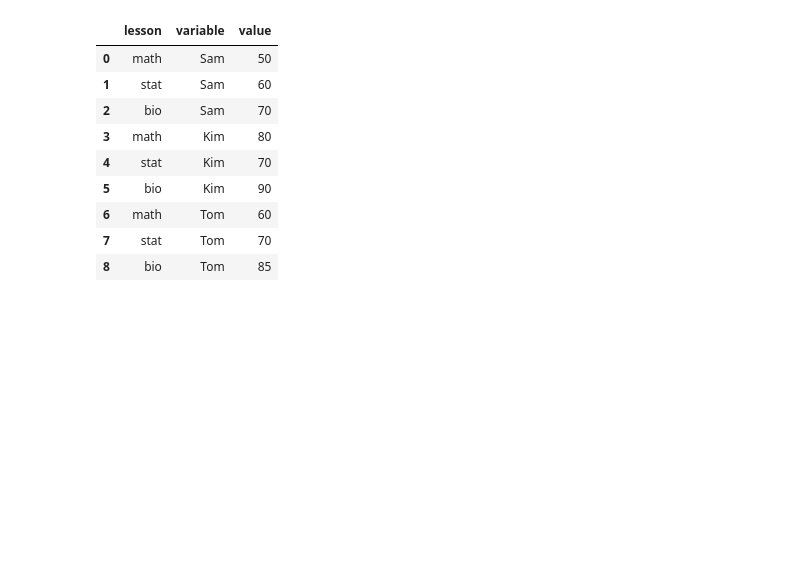
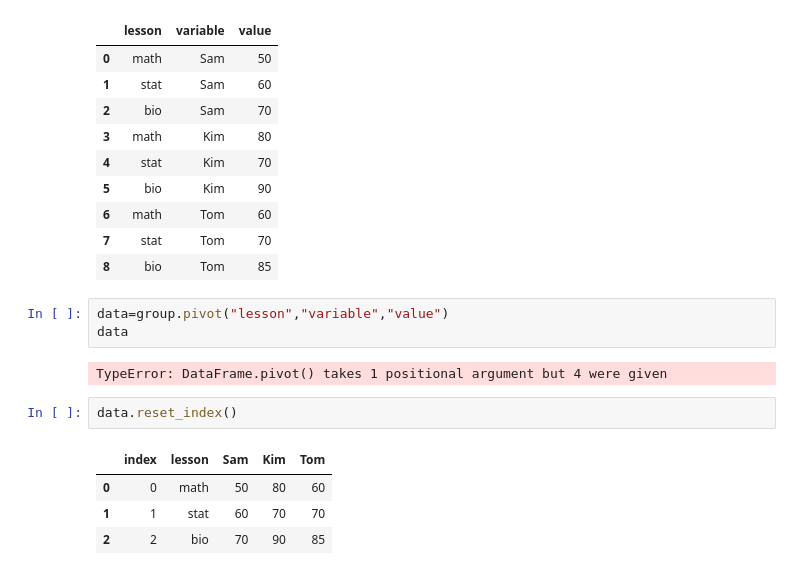
Before and after one commit to MarcoDava/PandasPractice, a Jupyter notebook: PandasTutorial12.ipynb, the cells around one changed output. Drawn from its saved outputs; the diff is of its cells as text; blank space fills up the shorter version.

```diff
--- a/PandasTutorial12.ipynb
+++ b/PandasTutorial12.ipynb
@@ -209,3 +209,15 @@ group
 | 6 | math | Tom | 60 |
 | 7 | stat | Tom | 70 |
 | 8 | bio | Tom | 85 |
+# %%
+data=group.pivot("lesson","variable","value")
+data
+# %% [output]
+TypeError: DataFrame.pivot() takes 1 positional argument but 4 were given
+# %%
+data.reset_index()
+# %% [output]
+|  | index | lesson | Sam | Kim | Tom |
+| 0 | 0 | math | 50 | 80 | 60 |
+| 1 | 1 | stat | 60 | 70 | 70 |
+| 2 | 2 | bio | 70 | 90 | 85 |
```
Also changed, not shown: parts of 1 cell of this notebook.
